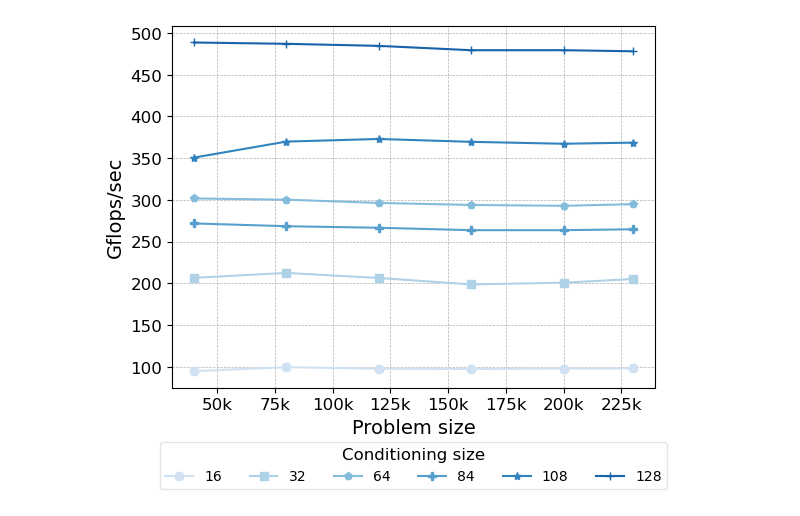
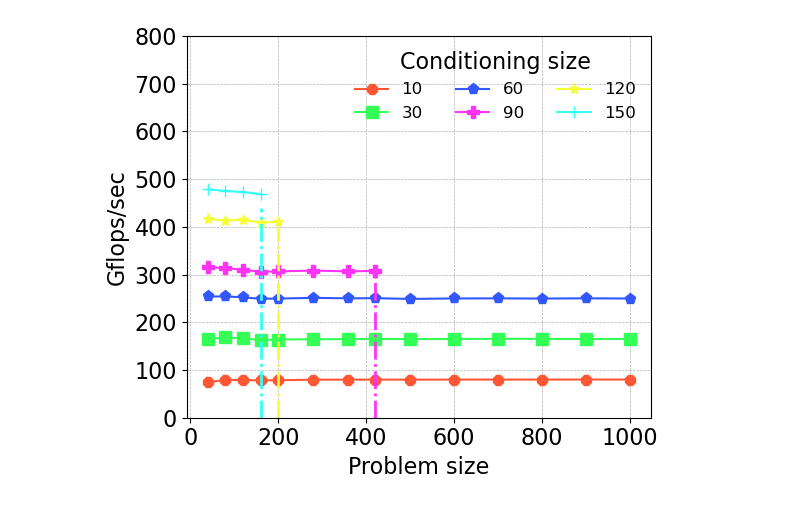
Before and after one commit to jack-pan-ai/Batched-Vecchia-Approximation, a Jupyter notebook: testing/test_perf_plot_v100.ipynb, the cells around one changed output. Drawn from its saved outputs; the diff is of its cells as text; code cells hidden in the pictures.

```diff
--- a/testing/test_perf_plot_v100.ipynb
+++ b/testing/test_perf_plot_v100.ipynb
@@ -4,3 +4,8 @@ import pandas as pd
 import os
 import matplotlib.pyplot as plt
 import matplotlib.cm as cm
+from mpl_toolkits.axes_grid1.inset_locator import inset_axes
+
+import matplotlib.pyplot as plt
+
+plt.rcParams['font.size'] = 16  # You can set any numeric value here
@@ -66,35 +139,27 @@ plt.show()
 # %%
 # Create a plot with a larger size and a better style
 plt.figure(figsize=(6, 5))
 
-
-colors = cm.Blues(np.linspace(0.2, 0.8, len(num_set)))
-markers = ["8", "s", "p", "P", "*", "+", "D", "v", "^"]
 # Plot both arrays with different colors and line styles
 for i, num_cs in enumerate(cs_set):
-    plt.plot(np.asarray(num_set)/1000, perf_glops[:, i], color=colors[i], linewidth=1.5, marker=markers[i], label=str(num_cs))
-
-# tick modification
-x_ticks = plt.gca().get_xticks()
-new_labels = [f'{int(tick)}k' for tick in x_ticks]
-plt.gca().set_xticklabels(new_labels)
-plt.tick_params(axis='both', which='major', labelsize=12)
+    _yy = perf_glops[i]
+    plt.plot(np.asarray(num_set[:len(_yy)])/1000, np.asarray(_yy), color=colors[i],
+             linewidth=1.5, marker=markers[i], label=str(num_cs), markersize=8)
+plt.axvline(160, ymin=0, ymax=0.55, color="#33FFF6", linestyle='-.', linewidth=2.0)
+plt.axvline(200, ymin=0, ymax=0.5, color="#F6FF33", linestyle='-.', linewidth=2.0)
+plt.axvline(420, ymin=0, ymax=0.4, color="#FF33F6", linestyle='-.', linewidth=2.0)
 
 # Adding enhanced legend, title, and labels
-legend = plt.legend(ncol = len(num_set), title = 'Conditioning size',
-                    loc='lower center', bbox_to_anchor=(0.5, -0.3))
-legend.get_frame().set_alpha(0.5)  # 50% transparency
-plt.setp(legend.get_title(), fontsize='large')
-plt.xlabel(r'Problem size', fontsize=14)
-plt.ylabel('Gflops/sec', fontsize=14)
-
-# Adding grid for better readability
+legend = plt.legend(ncol = 3, fontsize=12,
+                    title = 'Conditioning size') #loc='lower center', bbox_to_anchor=(0.5, -0.3)
+legend.get_frame().set_alpha(0)  # 50% transparency
+plt.xlabel(r'Problem size')
+plt.ylabel('Gflops/sec')
+plt.ylim(0, 800)
 plt.grid(True, which='both', linestyle='--', linewidth=0.5)
-# plt.yscale('log')
-# plt.ylim(1.5, 3.9)
 
 plt.tight_layout()
 plt.savefig(f'./fig/perf_gflops_v100.pdf')
 plt.show()
 # %% [output]
-[figure, old version]
+[figure, new version]
```
Also changed, not shown: parts of 3 cells of this notebook, 11 other files.
